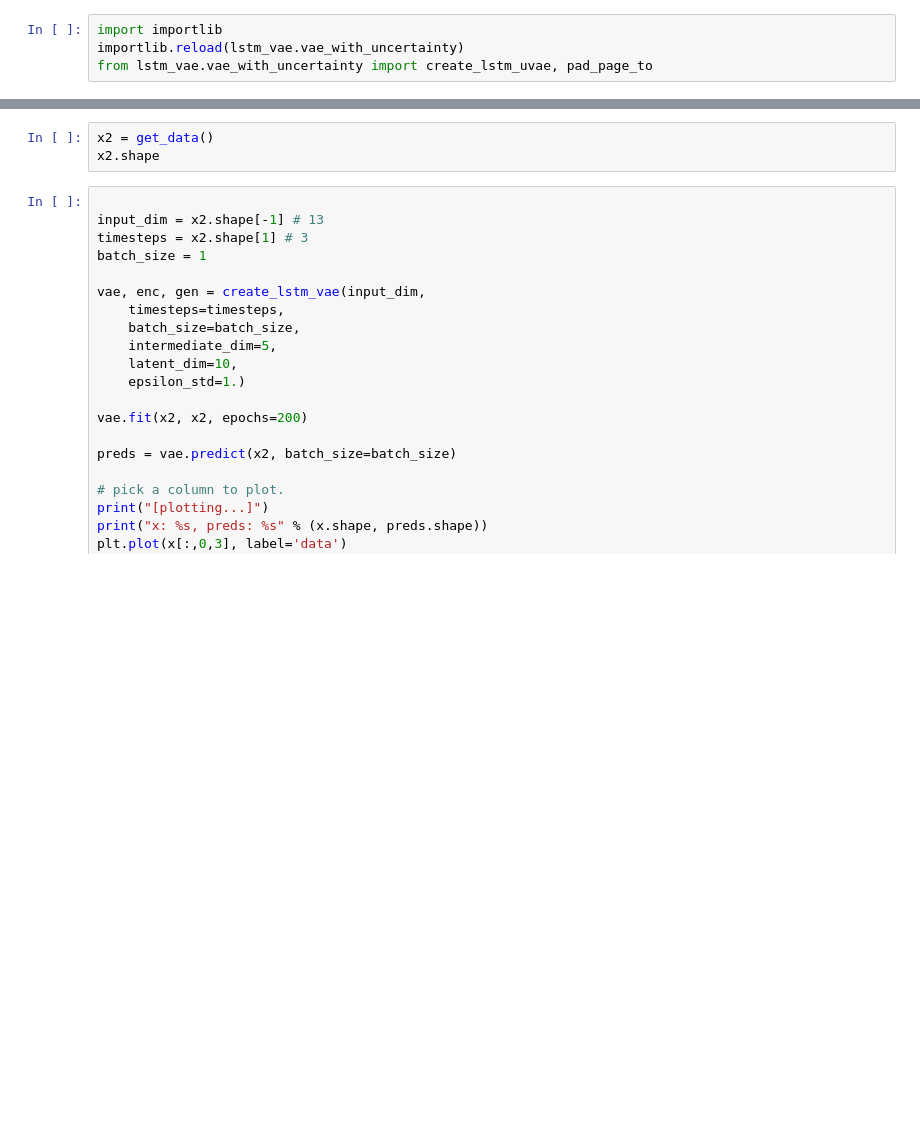
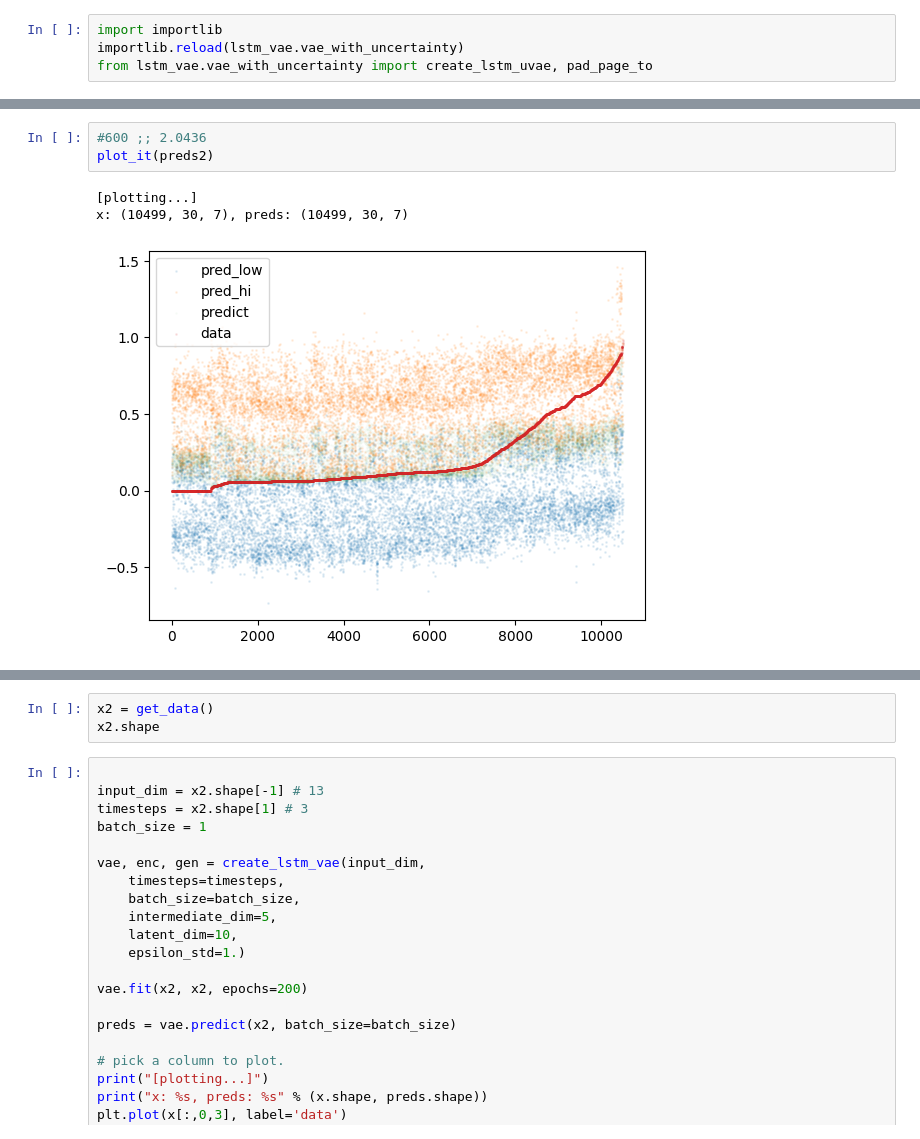
Before and after one commit to xCures/keras_lstm_vae, a Jupyter notebook: Untitled.ipynb, the cells around one changed output, grey strips where cells are left out. Cells and saved outputs as stored; diff of their text form; blank space fills up the shorter version.

```diff
--- a/Untitled.ipynb
+++ b/Untitled.ipynb
@@ -201,0 +176,7 @@ enc2[0].shape
+# %%
+#600 ;; 2.0436
+plot_it(preds2)
+# %% [output]
+[plotting...]
+x: (10499, 30, 7), preds: (10499, 30, 7)
+[figure, added]
```
Also changed, not shown: parts of 35 cells of this notebook, 4 other files.
